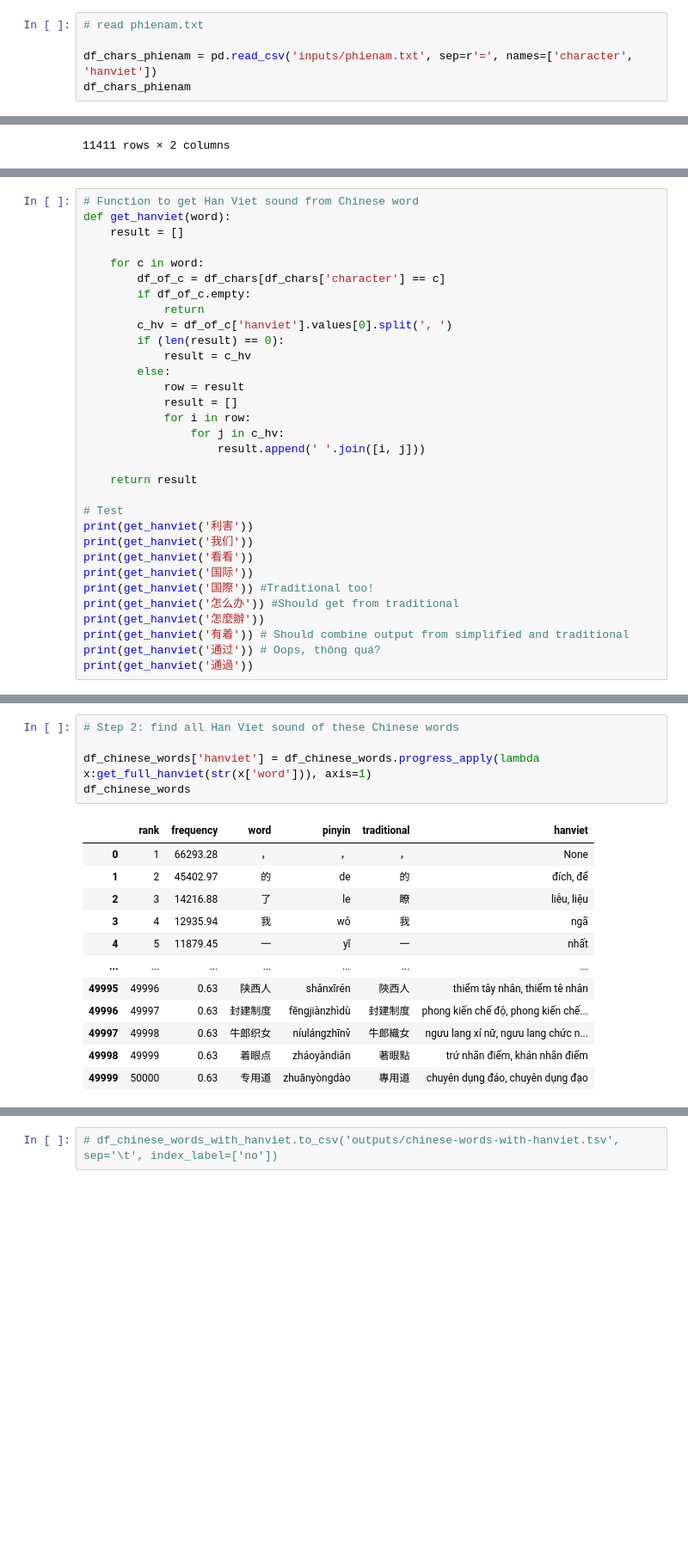
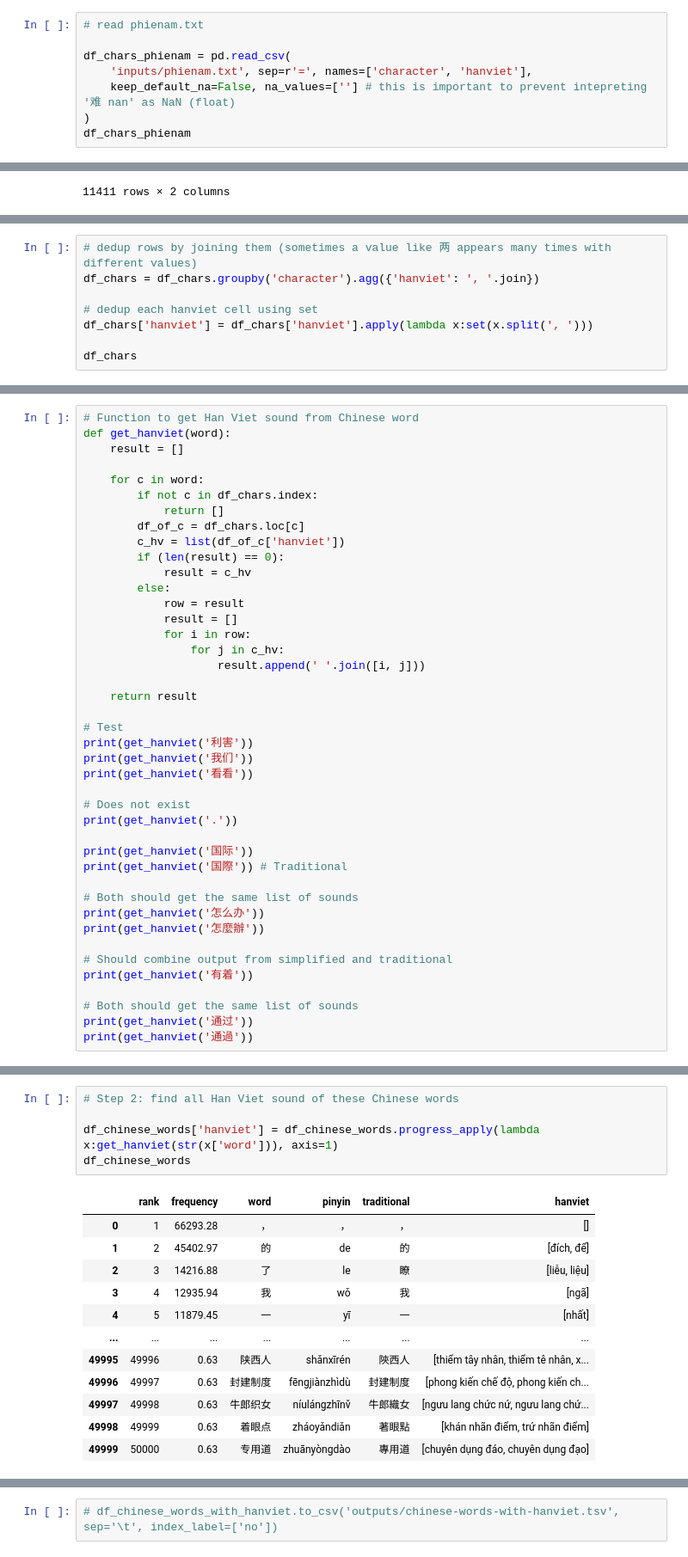
Before and after one commit to ryanphung/chinese-hanviet-cognates, a Jupyter notebook: chinese-hanviet.ipynb, the cells around one changed output, grey strips where cells are left out. Shown at 86% size. Saved outputs shown, nothing was run; the diff lists cells and outputs as text; blank space fills up the shorter version.

```diff
--- a/chinese-hanviet.ipynb
+++ b/chinese-hanviet.ipynb
@@ -71,7 +76,10 @@ df_chars_thieuchuu
 # %%
 # read phienam.txt
 
-df_chars_phienam = pd.read_csv('inputs/phienam.txt', sep=r'=', names=['character', 'hanviet'])
+df_chars_phienam = pd.read_csv(
+    'inputs/phienam.txt', sep=r'=', names=['character', 'hanviet'],
+    keep_default_na=False, na_values=[''] # this is important to prevent intepreting '难 nan' as NaN (float)
+)
 df_chars_phienam
 # %% [output]
 |  | character | hanviet |
@@ -149,0 +167,8 @@ df_chars
+# %%
+# dedup rows by joining them (sometimes a value like 两 appears many times with different values)
+df_chars = df_chars.groupby('character').agg({'hanviet': ', '.join})
+
+# dedup each hanviet cell using set
+df_chars['hanviet'] = df_chars['hanviet'].apply(lambda x:set(x.split(', ')))
+
+df_chars
@@ -153,10 +221,10 @@ def get_hanviet(word):
     result = []
 
     for c in word:
-        df_of_c = df_chars[df_chars['character'] == c]
-        if df_of_c.empty:
-            return
-        c_hv = df_of_c['hanviet'].values[0].split(', ')
+        if not c in df_chars.index:
+            return []
+        df_of_c = df_chars.loc[c]
+        c_hv = list(df_of_c['hanviet'])
         if (len(result) == 0):
             result = c_hv
         else:
@@ -172,12 +240,22 @@ def get_hanviet(word):
 print(get_hanviet('利害'))
 print(get_hanviet('我们'))
 print(get_hanviet('看看'))
+
+# Does not exist
+print(get_hanviet('.'))
+
 print(get_hanviet('国际'))
-print(get_hanviet('国際')) #Traditional too!
-print(get_hanviet('怎么办')) #Should get from traditional
+print(get_hanviet('国際')) # Traditional
+
+# Both should get the same list of sounds
+print(get_hanviet('怎么办'))
 print(get_hanviet('怎麼辦'))
-print(get_hanviet('有着')) # Should combine output from simplified and traditional
-print(get_hanviet('通过')) # Oops, thông quá?
+
+# Should combine output from simplified and traditional
+print(get_hanviet('有着'))
+
+# Both should get the same list of sounds
+print(get_hanviet('通过'))
 print(get_hanviet('通過'))
 # %% [output]
 ['lợi hạt', 'lợi hại']
@@ -236,19 +272,19 @@ nghiên cứu
 # %%
 # Step 2: find all Han Viet sound of these Chinese words
 
-df_chinese_words['hanviet'] = df_chinese_words.progress_apply(lambda x:get_full_hanviet(str(x['word'])), axis=1)
+df_chinese_words['hanviet'] = df_chinese_words.progress_apply(lambda x:get_hanviet(str(x['word'])), axis=1)
 df_chinese_words
 # %% [output]
 |  | rank | frequency | word | pinyin | traditional | hanviet |
-| 0 | 1 | 66293.28 | ， | ， | ， | None |
-| 1 | 2 | 45402.97 | 的 | de | 的 | đích, để |
-| 2 | 3 | 14216.88 | 了 | le | 瞭 | liễu, liệu |
-| 3 | 4 | 12935.94 | 我 | wǒ | 我 | ngã |
-| 4 | 5 | 11879.45 | 一 | yī | 一 | nhất |
+| 0 | 1 | 66293.28 | ， | ， | ， | [] |
+| 1 | 2 | 45402.97 | 的 | de | 的 | [đích, để] |
+| 2 | 3 | 14216.88 | 了 | le | 瞭 | [liễu, liệu] |
+| 3 | 4 | 12935.94 | 我 | wǒ | 我 | [ngã] |
+| 4 | 5 | 11879.45 | 一 | yī | 一 | [nhất] |
 | ... | ... | ... | ... | ... | ... | ... |
-| 49995 | 49996 | 0.63 | 陕西人 | shǎnxīrén | 陝西人 | thiểm tây nhân, thiểm tê nhân |
-| 49996 | 49997 | 0.63 | 封建制度 | fēngjiànzhìdù | 封建制度 | phong kiến chế độ, phong kiến chế... |
-| 49997 | 49998 | 0.63 | 牛郎织女 | níulángzhīnv̌ | 牛郎織女 | ngưu lang xí nữ, ngưu lang chức n... |
-| 49998 | 49999 | 0.63 | 着眼点 | zháoyǎndiǎn | 著眼點 | trứ nhãn điểm, khán nhãn điểm |
-| 49999 | 50000 | 0.63 | 专用道 | zhuānyòngdào | 專用道 | chuyên dụng đáo, chuyên dụng đạo |
+| 49995 | 49996 | 0.63 | 陕西人 | shǎnxīrén | 陝西人 | [thiểm tây nhân, thiểm tê nhân, x... |
+| 49996 | 49997 | 0.63 | 封建制度 | fēngjiànzhìdù | 封建制度 | [phong kiến chế độ, phong kiến ch... |
+| 49997 | 49998 | 0.63 | 牛郎织女 | níulángzhīnv̌ | 牛郎織女 | [ngưu lang chức nứ, ngưu lang chứ... |
+| 49998 | 49999 | 0.63 | 着眼点 | zháoyǎndiǎn | 著眼點 | [khán nhãn điểm, trứ nhãn điểm] |
+| 49999 | 50000 | 0.63 | 专用道 | zhuānyòngdào | 專用道 | [chuyên dụng đáo, chuyên dụng đạo] |
 50000 rows × 6 columns
```
Also changed, not shown: parts of 21 cells of this notebook, 5 other files.
